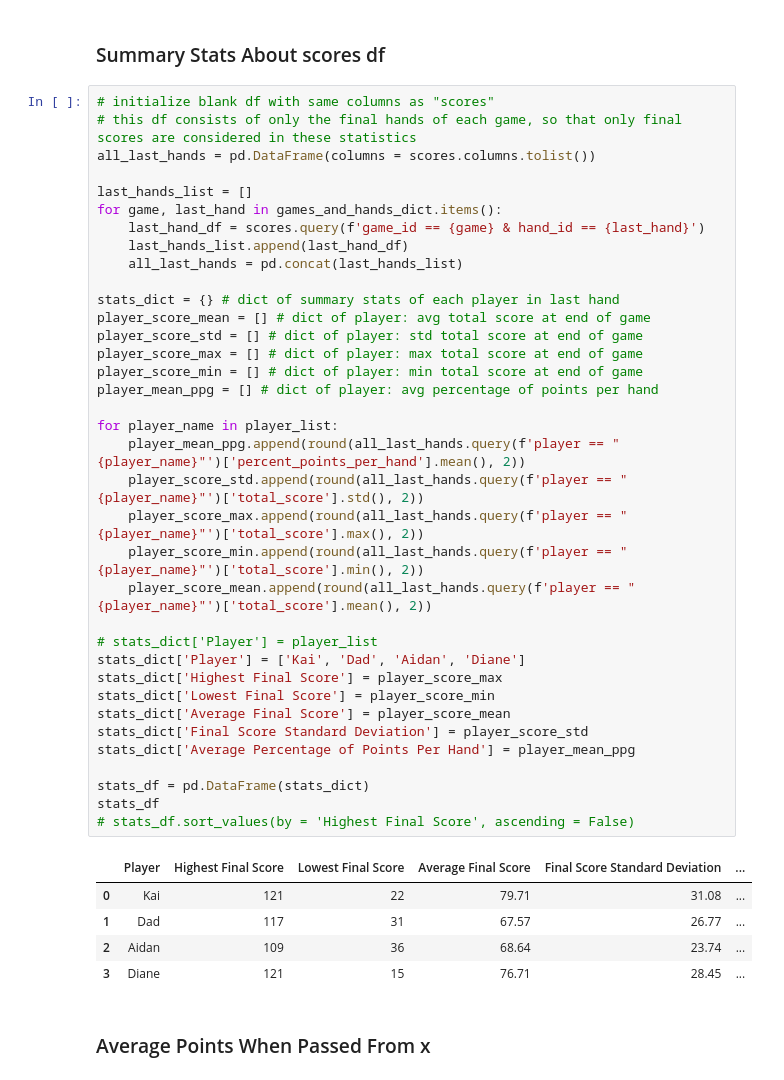
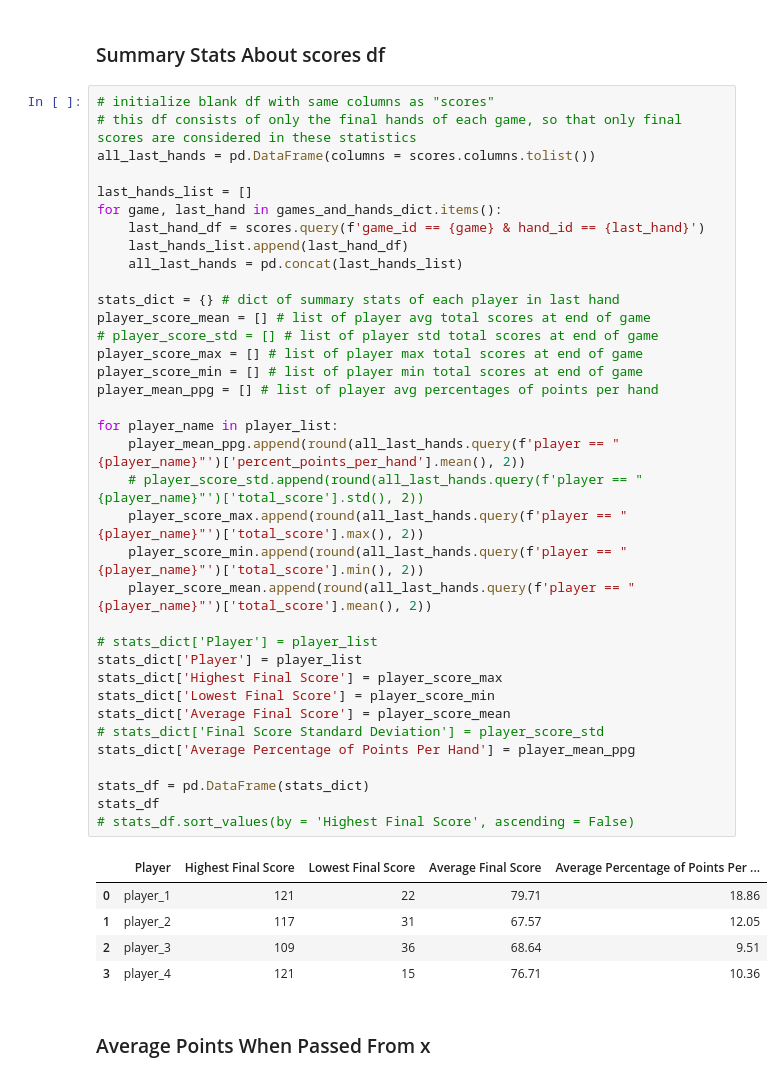
Before and after one commit to kmaurinjones/hearts_scores, a Jupyter notebook: hearts_scoring_analysis.ipynb, the cells around one changed output. Cells and saved outputs as stored; diff of their text form.

```diff
--- a/hearts_scoring_analysis.ipynb
+++ b/hearts_scoring_analysis.ipynb
@@ -267,45 +267,45 @@ scores
 # %%
 # initialize blank df with same columns as "scores"
 # this df consists of only the final hands of each game, so that only final scores are considered in these statistics
 all_last_hands = pd.DataFrame(columns = scores.columns.tolist())
 
 last_hands_list = []
 for game, last_hand in games_and_hands_dict.items():
     last_hand_df = scores.query(f'game_id == {game} & hand_id == {last_hand}')
     last_hands_list.append(last_hand_df)
     all_last_hands = pd.concat(last_hands_list)
 
 stats_dict = {} # dict of summary stats of each player in last hand
-player_score_mean = [] # dict of player: avg total score at end of game
-player_score_std = [] # dict of player: std total score at end of game
-player_score_max = [] # dict of player: max total score at end of game
-player_score_min = [] # dict of player: min total score at end of game
-player_mean_ppg = [] # dict of player: avg percentage of points per hand
+player_score_mean = [] # list of player avg total scores at end of game
+# player_score_std = [] # list of player std total scores at end of game
+player_score_max = [] # list of player max total scores at end of game
+player_score_min = [] # list of player min total scores at end of game
+player_mean_ppg = [] # list of player avg percentages of points per hand
 
 for player_name in player_list:
     player_mean_ppg.append(round(all_last_hands.query(f'player == "{player_name}"')['percent_points_per_hand'].mean(), 2))
-    player_score_std.append(round(all_last_hands.query(f'player == "{player_name}"')['total_score'].std(), 2))
+    # player_score_std.append(round(all_last_hands.query(f'player == "{player_name}"')['total_score'].std(), 2))
     player_score_max.append(round(all_last_hands.query(f'player == "{player_name}"')['total_score'].max(), 2))
     player_score_min.append(round(all_last_hands.query(f'player == "{player_name}"')['total_score'].min(), 2))
     player_score_mean.append(round(all_last_hands.query(f'player == "{player_name}"')['total_score'].mean(), 2))
 
 # stats_dict['Player'] = player_list
-stats_dict['Player'] = ['Kai', 'Dad', 'Aidan', 'Diane']
+stats_dict['Player'] = player_list
 stats_dict['Highest Final Score'] = player_score_max
 stats_dict['Lowest Final Score'] = player_score_min
 stats_dict['Average Final Score'] = player_score_mean
-stats_dict['Final Score Standard Deviation'] = player_score_std
+# stats_dict['Final Score Standard Deviation'] = player_score_std
 stats_dict['Average Percentage of Points Per Hand'] = player_mean_ppg
 
 stats_df = pd.DataFrame(stats_dict)
 stats_df
 # stats_df.sort_values(by = 'Highest Final Score', ascending = False)
 # %% [output]
-|  | Player | Highest Final Score | Lowest Final Score | Average Final Score | Final Score Standard Deviation | ... |
-| 0 | Kai | 121 | 22 | 79.71 | 31.08 | ... |
-| 1 | Dad | 117 | 31 | 67.57 | 26.77 | ... |
-| 2 | Aidan | 109 | 36 | 68.64 | 23.74 | ... |
-| 3 | Diane | 121 | 15 | 76.71 | 28.45 | ... |
+|  | Player | Highest Final Score | Lowest Final Score | Average Final Score | Average Percentage of Points Per ... |
+| 0 | player_1 | 121 | 22 | 79.71 | 18.86 |
+| 1 | player_2 | 117 | 31 | 67.57 | 12.05 |
+| 2 | player_3 | 109 | 36 | 68.64 | 9.51 |
+| 3 | player_4 | 121 | 15 | 76.71 | 10.36 |
 # %% [markdown]
 ### Average Points When Passed From x
 # %%
```
Also changed, not shown: parts of 16 cells of this notebook.
